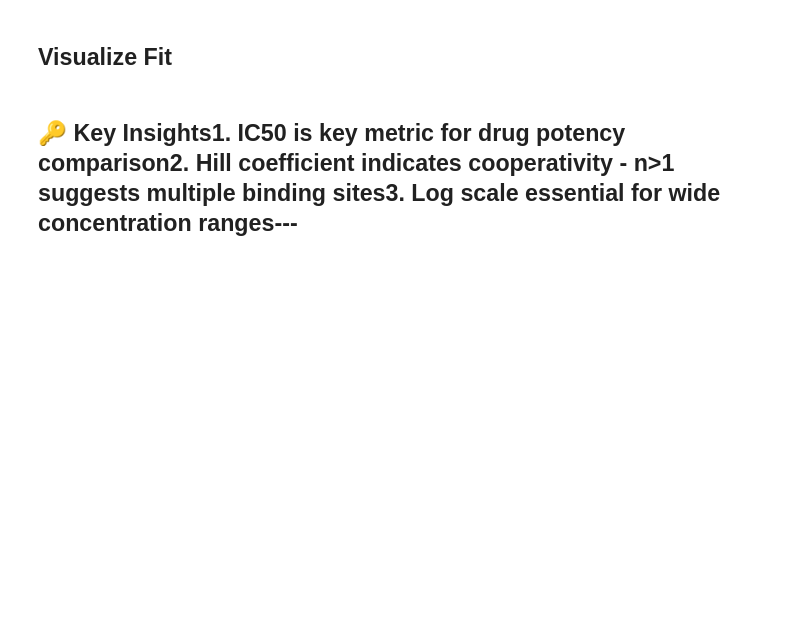
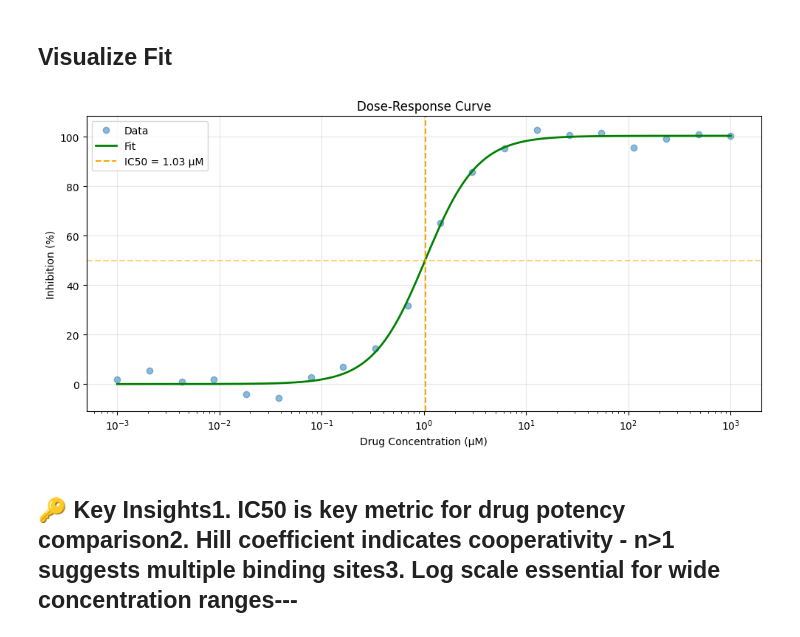
Before and after one commit to imewei/NLSQ, a Jupyter notebook: examples/notebooks/04_gallery/biology/dose_response.ipynb, the cells around one changed output. Drawn from its saved outputs; the diff is of its cells as text; code cells hidden in the pictures; blank space fills up the shorter version.

```diff
--- a/examples/notebooks/04_gallery/biology/dose_response.ipynb
+++ b/examples/notebooks/04_gallery/biology/dose_response.ipynb
@@ -75,22 +107,23 @@ if n_fit > 1.5:
 # %%
 conc_fine = np.logspace(-9, -3, 200)
 response_fit = hill_equation(conc_fine, *popt)
 
 fig = plt.figure(figsize=(10, 5))
 plt.semilogx(conc*1e6, response, "o", alpha=0.5, label="Data")
 plt.semilogx(conc_fine*1e6, response_fit, "g-", linewidth=2, label="Fit")
 plt.axhline(50, color="orange", linestyle="--", alpha=0.5)
 plt.axvline(IC50_fit*1e6, color="orange", linestyle="--",
             label=f"IC50 = {IC50_fit*1e6:.2f} µM")
 plt.xlabel("Drug Concentration (µM)")
 plt.ylabel("Inhibition (%)")
 plt.legend()
 plt.grid(True, alpha=0.3)
 plt.title("Dose-Response Curve")
 plt.tight_layout()
 plt.tight_layout()
-display(fig)
-plt.close(fig)
+plt.show()
+# %% [output]
+[figure, added]
 # %% [markdown]
 ## 🔑 Key Insights1. **IC50 is key metric** for drug potency comparison2. **Hill coefficient indicates cooperativity** - n>1 suggests multiple binding sites3. **Log scale essential** for wide concentration ranges---
 # %% [markdown]
```
Also changed, not shown: parts of 3 cells of this notebook, 2 other files.
